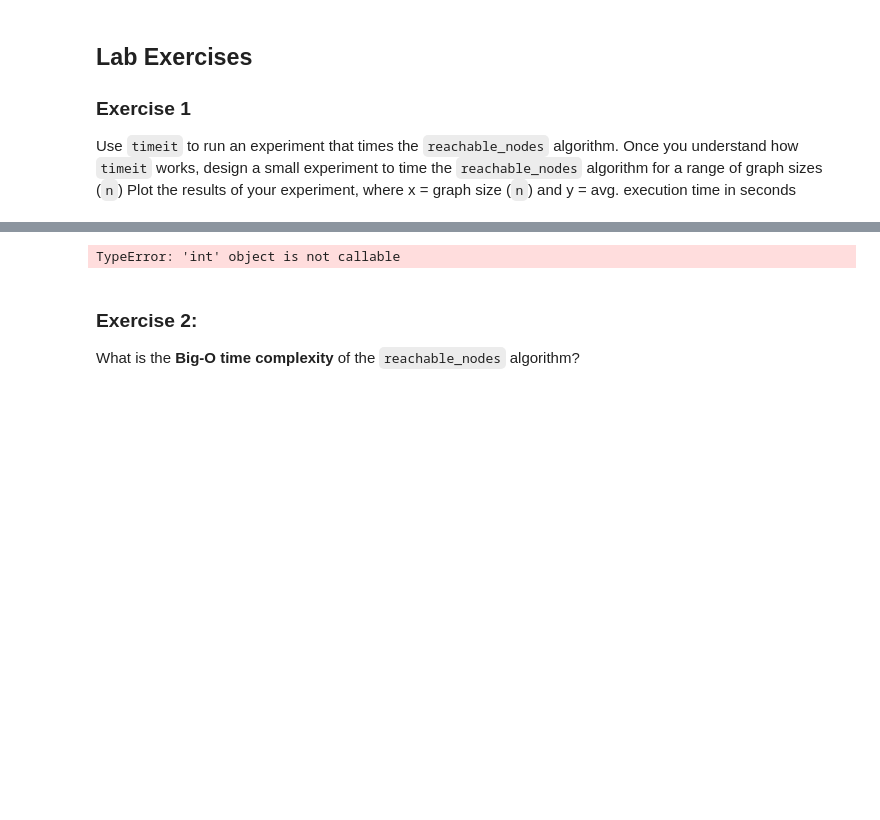
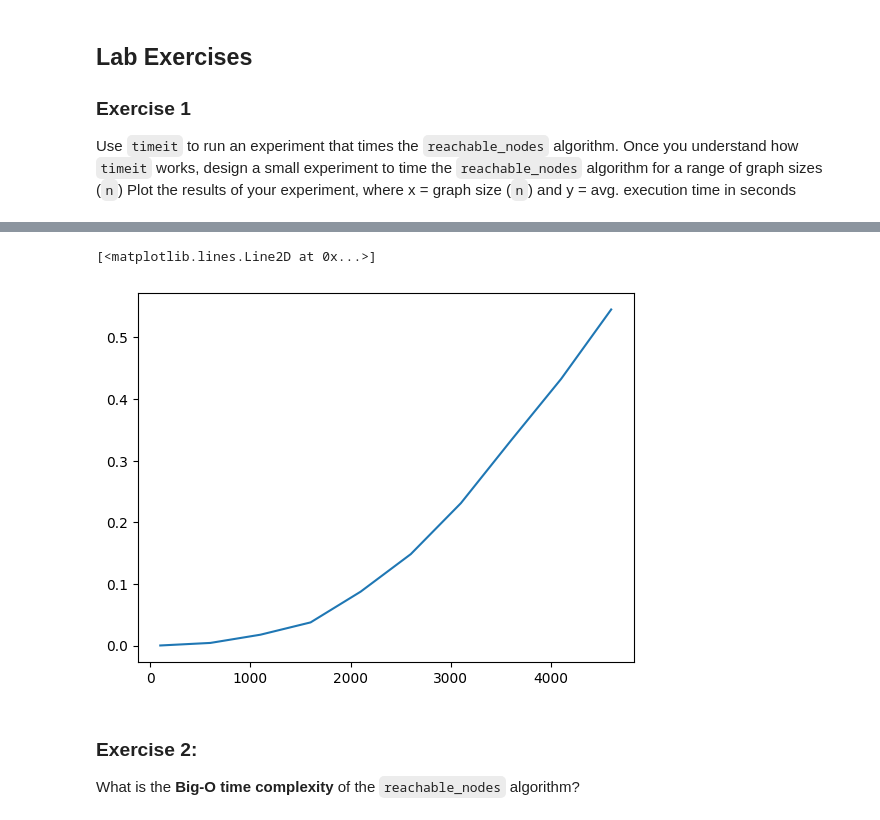
Before and after one commit to Jessicafong22/cap-comp215, a Jupyter notebook: labs/lab04-graphs.ipynb, the cells around one changed output, grey strips where cells are left out. Cells and saved outputs as stored; diff of their text form; code cells hidden in the pictures; blank space fills up the shorter version.

```diff
--- a/labs/lab04-graphs.ipynb
+++ b/labs/lab04-graphs.ipynb
@@ -127,14 +127,17 @@ f'Avg. time to execute: {seconds} seconds'
 # %%
 # Ex. 1 your code here...
 x_list = []
 y_list = []
-for n in range(100,2000,50):
-  seconds = timeit(lambda: reachable_nodes( g,  0),  number=3)
+for n in range(100,5000,500):
+  g = make_random_graph(n, p)
+  seconds = timeit(lambda: reachable_nodes(g,  0),  number=3)
+  seconds = seconds/3
   y_list.append(seconds)
   x_list.append(n)
-  plt.plot(x_list, y_list)
+plt.plot(x_list, y_list)
 # %% [output]
-TypeError: 'int' object is not callable
+[<matplotlib.lines.Line2D at 0x...>]
+[figure, added]
 # %% [markdown]
 ### Exercise 2:
 What is the **Big-O time complexity** of the `reachable_nodes` algorithm?
```
Also changed, not shown: parts of 4 cells of this notebook.
